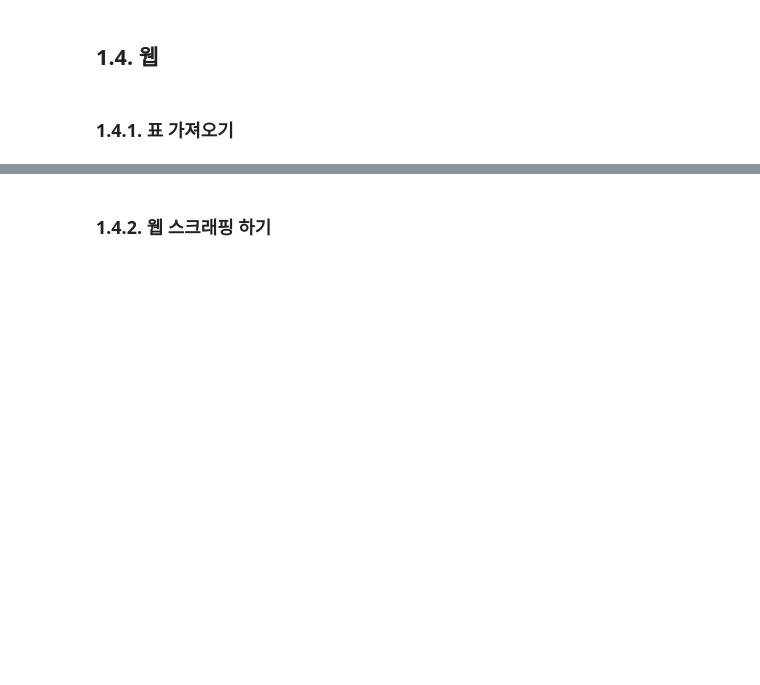
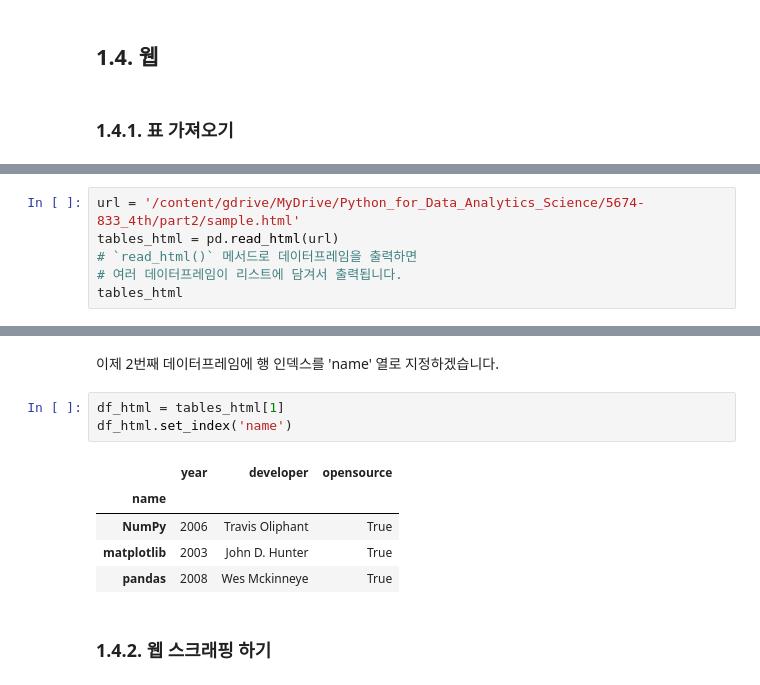
Before and after one commit to LeeSeungwon89/Pandas_Theory, a Jupyter notebook: 3. 데이터 입출력.ipynb, the cells around one changed output, grey strips where cells are left out. Drawn from its saved outputs; the diff is of its cells as text; blank space fills up the shorter version.

```diff
--- a/3. 데이터 입출력.ipynb
+++ b/3. 데이터 입출력.ipynb
@@ -237,0 +240,6 @@ df_json.to_json('/content/gdrive/MyDrive/Python_for_Data_Analytics_Science/to_js
+# %%
+url = '/content/gdrive/MyDrive/Python_for_Data_Analytics_Science/5674-833_4th/part2/sample.html'
+tables_html = pd.read_html(url)
+# `read_html()` 메서드로 데이터프레임을 출력하면
+# 여러 데이터프레임이 리스트에 담겨서 출력됩니다.
+tables_html
@@ -238,3 +296,14 @@ df_json.to_json('/content/gdrive/MyDrive/Python_for_Data_Analytics_Science/to_js
+# %% [markdown]
+이제 2번째 데이터프레임에 행 인덱스를 'name' 열로 지정하겠습니다.
+# %%
+df_html = tables_html[1]
+df_html.set_index('name')
+# %% [output]
+|  | year | developer | opensource |
+| name |  |  |  |
+| NumPy | 2006 | Travis Oliphant | True |
+| matplotlib | 2003 | John D. Hunter | True |
+| pandas | 2008 | Wes Mckinneye | True |
 # %% [markdown]
 ### **1.4.2. 웹 스크래핑 하기**
 # %% [markdown]
```
Also changed, not shown: parts of 8 cells of this notebook.
